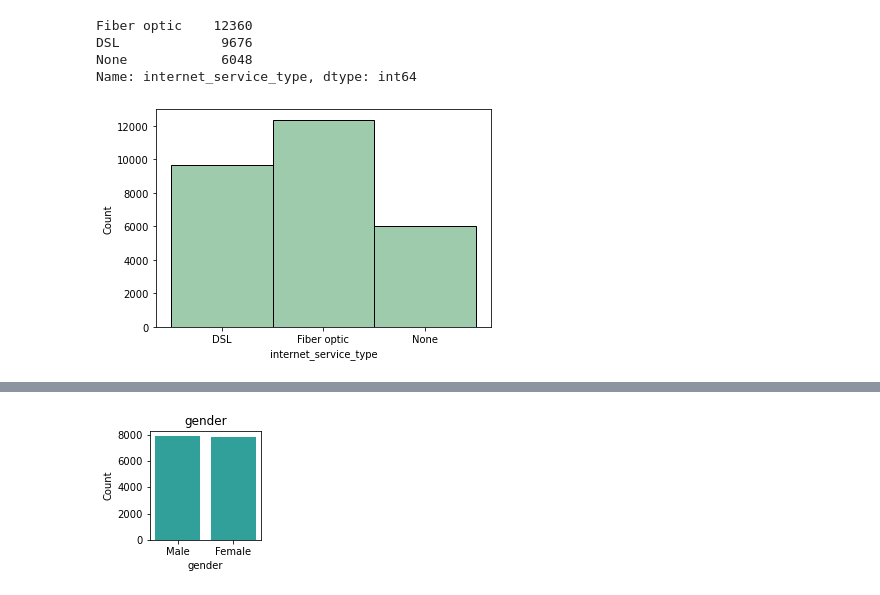
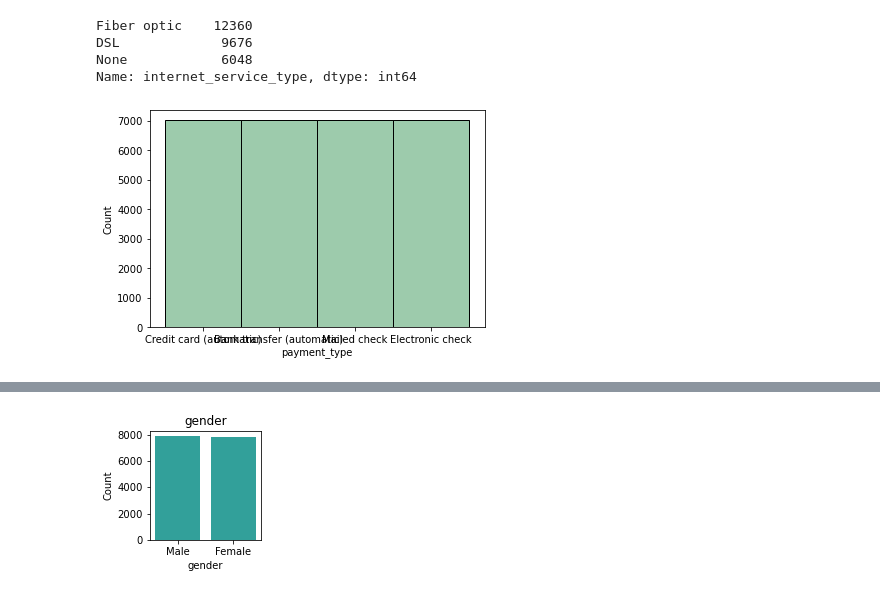
Before and after one commit to veronica-f-reyes/telco_classification_project, a Jupyter notebook: Initial Telco Churn Project Notebook.ipynb, the cells around one changed output, grey strips where cells are left out. Saved outputs shown, nothing was run; the diff lists cells and outputs as text; code cells hidden in the pictures.

```diff
--- a/Initial Telco Churn Project Notebook.ipynb
+++ b/Initial Telco Churn Project Notebook.ipynb
@@ -817,10 +824,10 @@ DSL             9676
 None            6048
 Name: internet_service_type, dtype: int64
 # %%
-sns.histplot(df_raw.internet_service_type)
+sns.histplot(df_raw.payment_type)
 plt.show()
 # %% [output]
-[figure, old version]
+[figure, new version]
 # %%
 df_encoded.automatic_pmt.value_counts()
 # %% [output]
```
Also changed, not shown: parts of 135 cells of this notebook, 1 other file.
